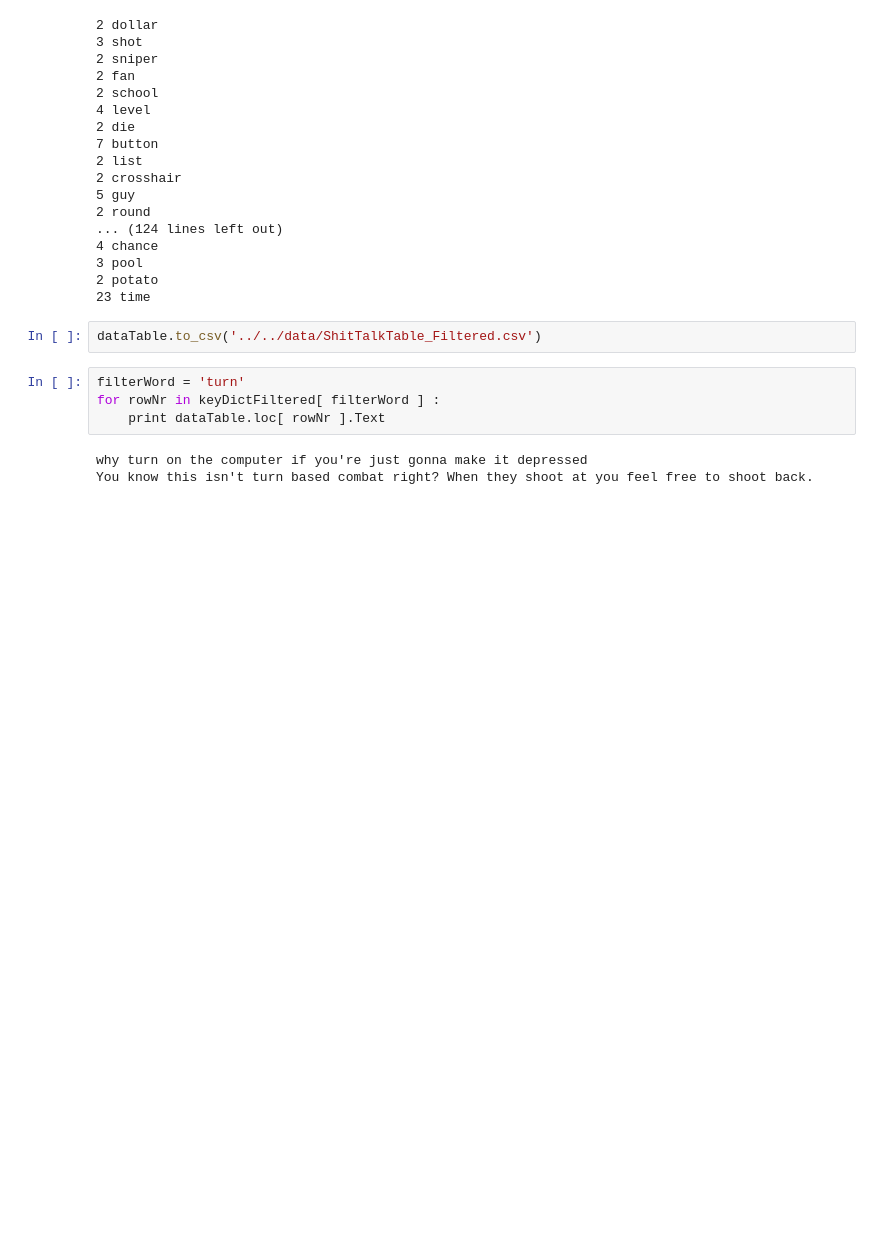
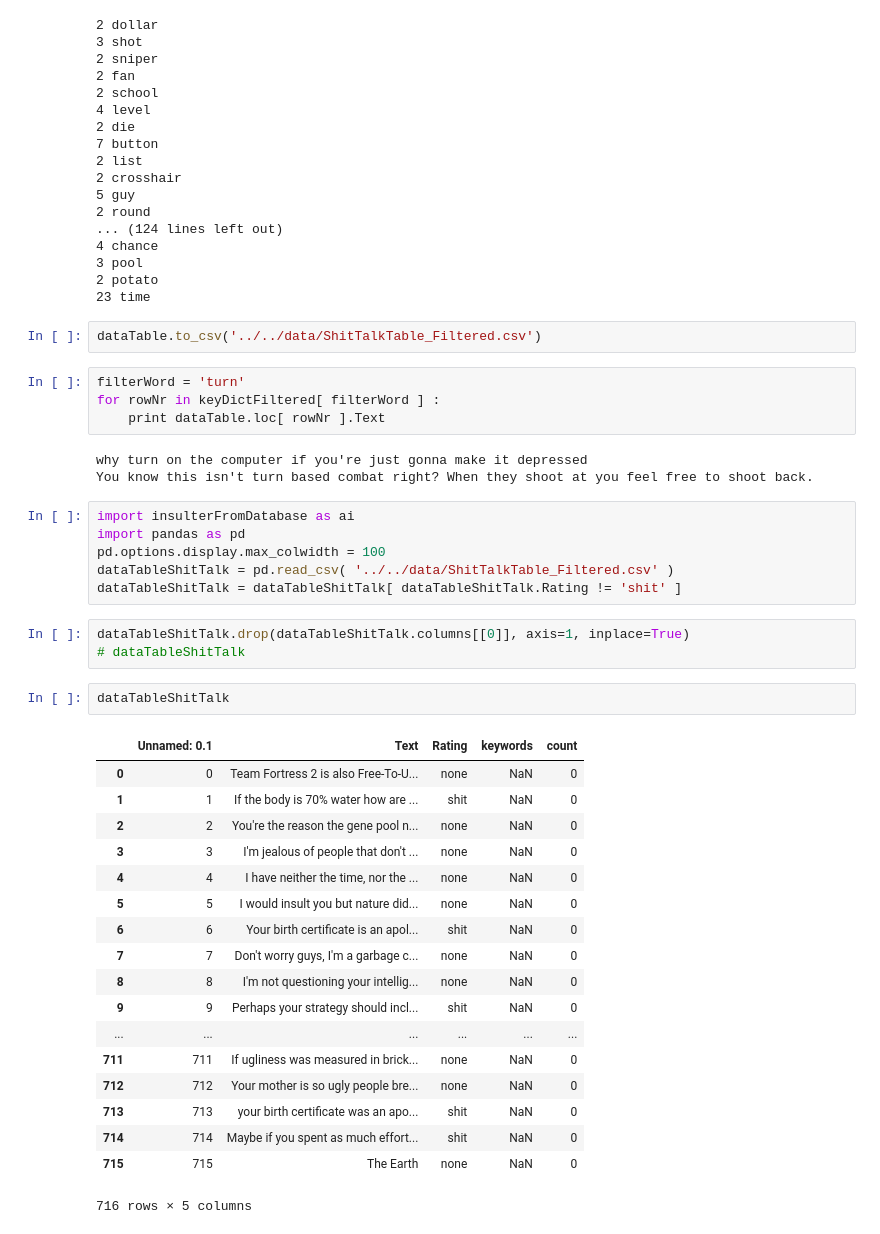
Before and after one commit to peterkolski/Artificial_Insulter, a Jupyter notebook: main/pythonChatter/cleanupData.ipynb, the cells around one changed output. Cells and saved outputs as stored; diff of their text form; blank space fills up the shorter version.

```diff
--- a/main/pythonChatter/cleanupData.ipynb
+++ b/main/pythonChatter/cleanupData.ipynb
@@ -97,3 +97,33 @@ for rowNr in keyDictFiltered[ filterWord ] :
 # %% [output]
 why turn on the computer if you're just gonna make it depressed
 You know this isn't turn based combat right? When they shoot at you feel free to shoot back.
+# %%
+import insulterFromDatabase as ai
+import pandas as pd
+pd.options.display.max_colwidth = 100
+dataTableShitTalk = pd.read_csv( '../../data/ShitTalkTable_Filtered.csv' )
+dataTableShitTalk = dataTableShitTalk[ dataTableShitTalk.Rating != 'shit' ]
+# %%
+dataTableShitTalk.drop(dataTableShitTalk.columns[[0]], axis=1, inplace=True)
+# dataTableShitTalk
+# %%
+dataTableShitTalk
+# %% [output]
+|  | Unnamed: 0.1 | Text | Rating | keywords | count |
+| 0 | 0 | Team Fortress 2 is also Free-To-U... | none | NaN | 0 |
+| 1 | 1 | If the body is 70% water how are ... | shit | NaN | 0 |
+| 2 | 2 | You're the reason the gene pool n... | none | NaN | 0 |
+| 3 | 3 | I'm jealous of people that don't ... | none | NaN | 0 |
+| 4 | 4 | I have neither the time, nor the ... | none | NaN | 0 |
+| 5 | 5 | I would insult you but nature did... | none | NaN | 0 |
+| 6 | 6 | Your birth certificate is an apol... | shit | NaN | 0 |
+| 7 | 7 | Don't worry guys, I'm a garbage c... | none | NaN | 0 |
+| 8 | 8 | I'm not questioning your intellig... | none | NaN | 0 |
+| 9 | 9 | Perhaps your strategy should incl... | shit | NaN | 0 |
+| ... | ... | ... | ... | ... | ... |
+| 711 | 711 | If ugliness was measured in brick... | none | NaN | 0 |
+| 712 | 712 | Your mother is so ugly people bre... | none | NaN | 0 |
+| 713 | 713 | your birth certificate was an apo... | shit | NaN | 0 |
+| 714 | 714 | Maybe if you spent as much effort... | shit | NaN | 0 |
+| 715 | 715 | The Earth | none | NaN | 0 |
+716 rows × 5 columns
```
